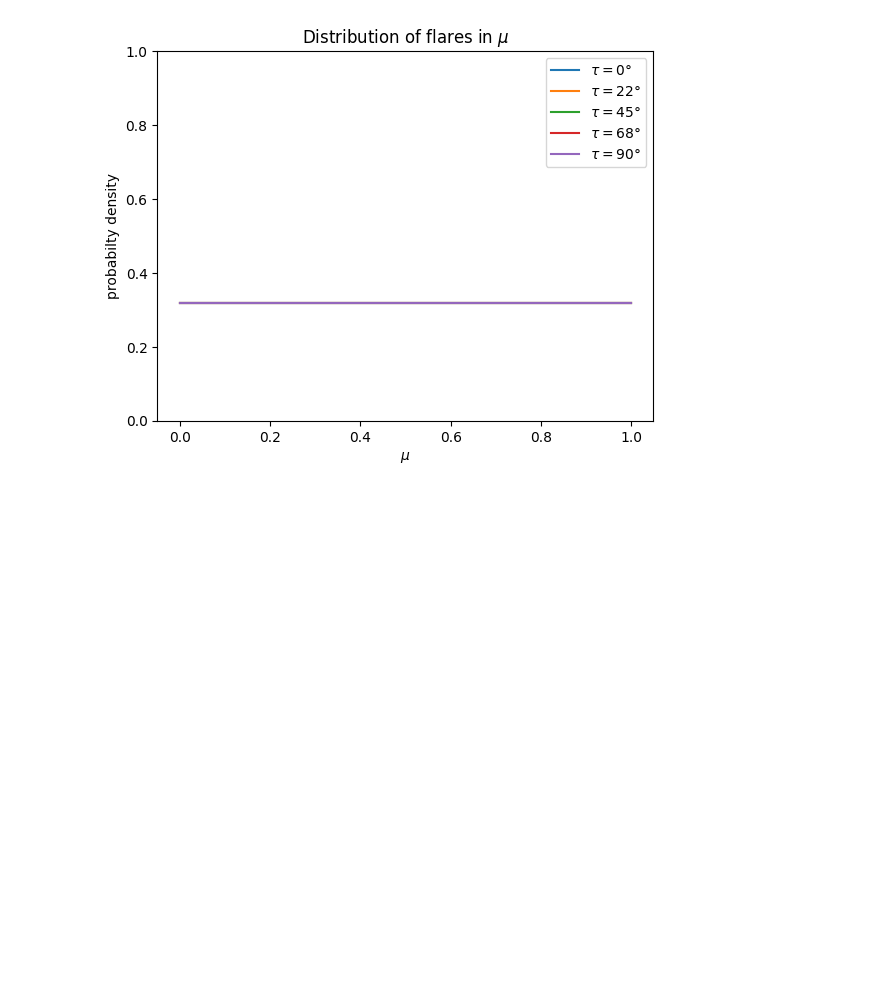
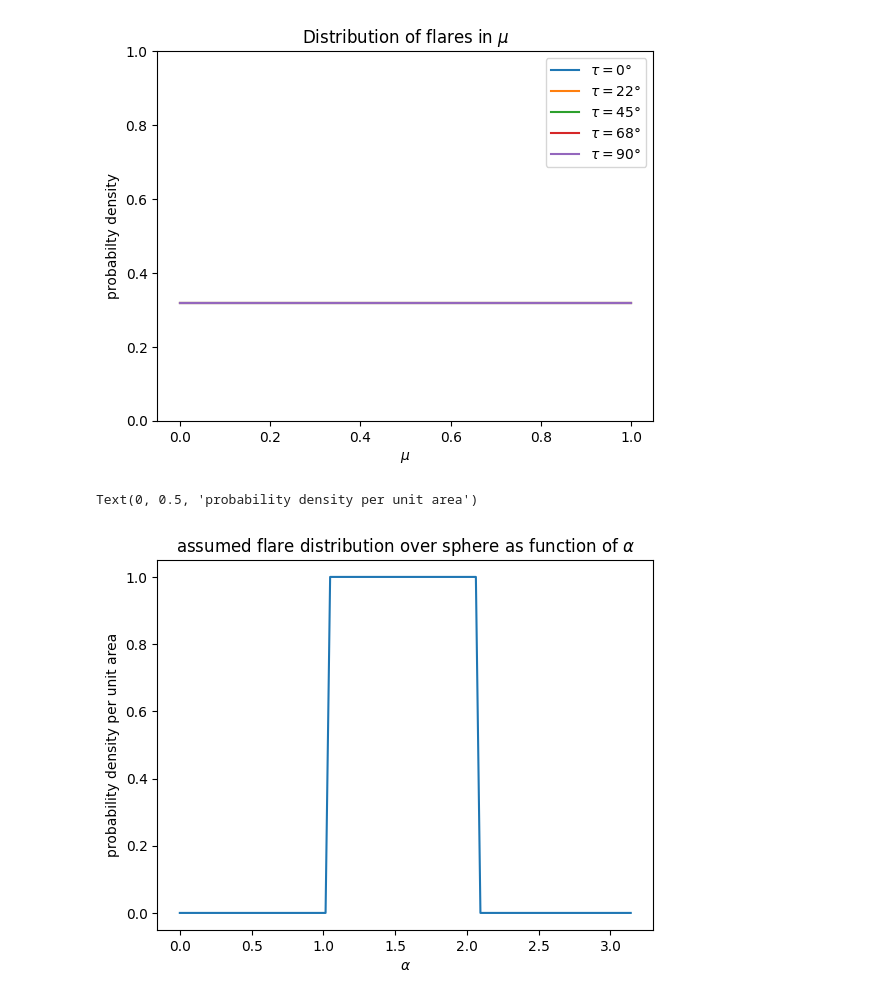
Before and after one commit to demichieldewilde/solar-flares, a Jupyter notebook: data/flare_distr/mu_dist.ipynb, the cells around one changed output. Drawn from its saved outputs; the diff is of its cells as text; code cells hidden in the pictures; blank space fills up the shorter version.

```diff
--- a/data/flare_distr/mu_dist.ipynb
+++ b/data/flare_distr/mu_dist.ipynb
@@ -185,3 +177,16 @@ plt.legend()
 1.5707963267948966 (0.3183098861837907, 3.5339496460705744e-15)
 <matplotlib.legend.Legend at 0x...>
 [figure]
+# %%
+def rho(alpha, h=30/180*np.pi):
+    return np.where(np.abs(alpha-np.pi/2) < h, 1, 0)
+
+
+alpha = np.linspace(0, np.pi, 100)
+plt.plot(alpha, rho(alpha))
+plt.title(r"assumed flare distribution over sphere as function of $\alpha$")
+plt.xlabel(r"$\alpha$")
+plt.ylabel('probability density per unit area')
+# %% [output]
+Text(0, 0.5, 'probability density per unit area')
+[figure, added]
```
Also changed, not shown: parts of 3 cells of this notebook, 3 other files.
